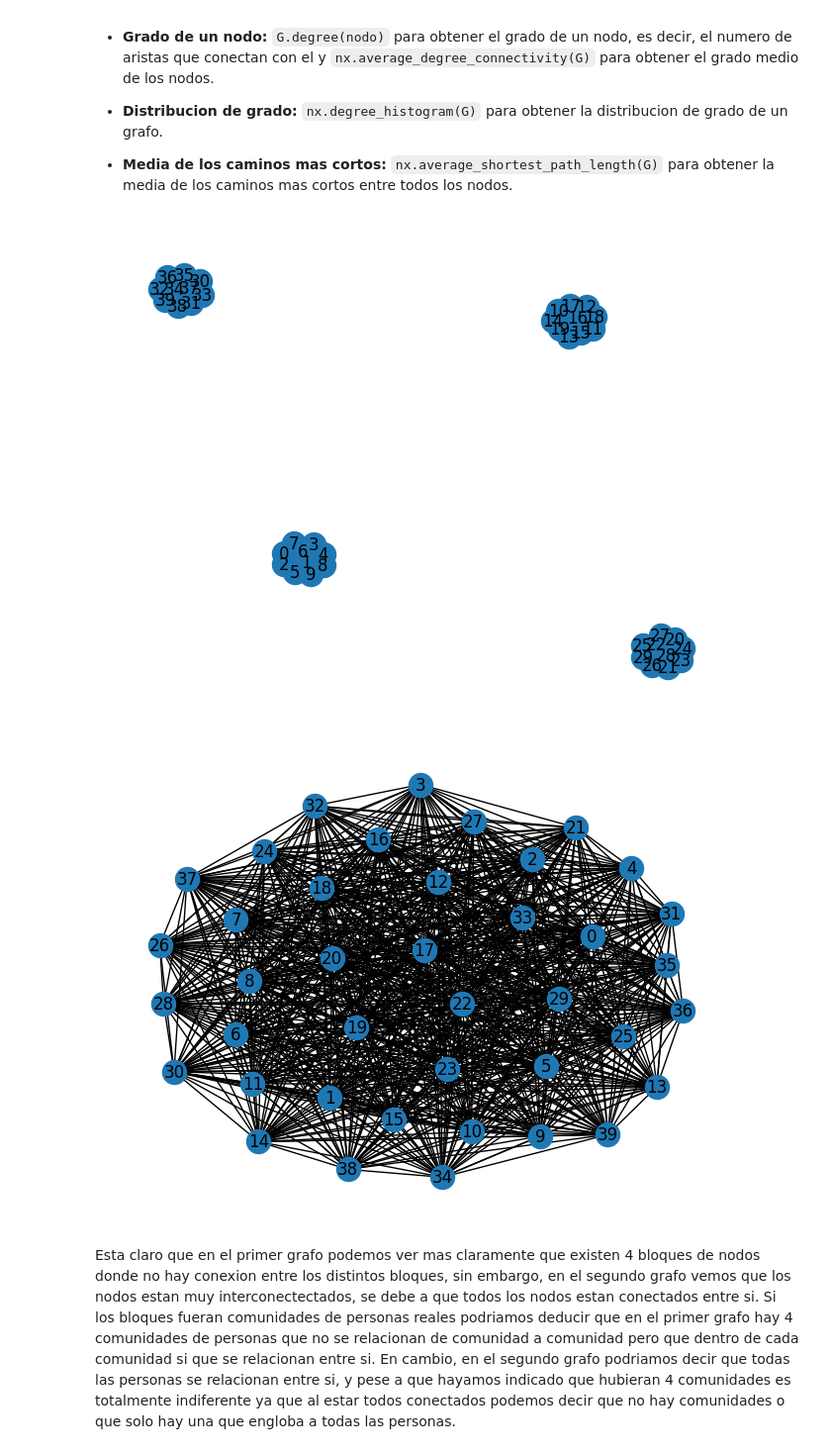
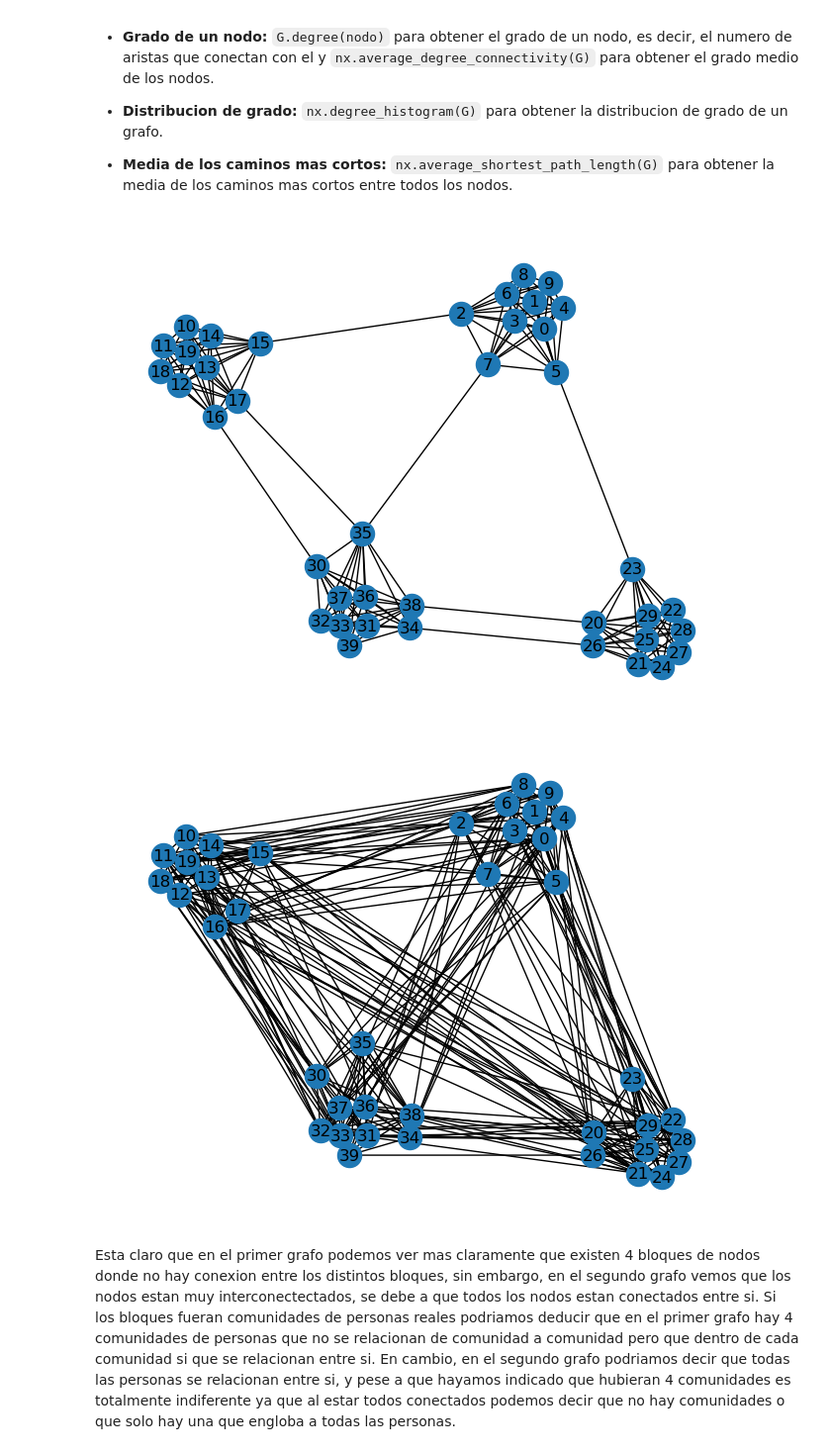
Before and after one commit to JBLOZ/IA, a Jupyter notebook: Mates Discretas/practica3/graph_generation.ipynb, the cells around one changed output. Shown at 99% size. Saved outputs shown, nothing was run; the diff lists cells and outputs as text; code cells hidden in the pictures.

```diff
--- a/Mates Discretas/practica3/graph_generation.ipynb
+++ b/Mates Discretas/practica3/graph_generation.ipynb
@@ -64,15 +64,17 @@ nx.draw(G, with_labels=True)
 
 - **Media de los caminos mas cortos:** `nx.average_shortest_path_length(G)` para obtener la media de los caminos mas cortos entre todos los nodos.
 # %%
-Ex21 = nx.stochastic_block_model([10, 10, 10, 10], [[1, 0, 0, 0], [0, 1 ,0, 0],[0,0 ,1, 0],[0, 0 ,0, 1]], seed=1)
-nx.draw(Ex21, with_labels=True)
+Ex21 = nx.stochastic_block_model([10, 10, 10, 10], [[1, 0.005,0.005, 0.005], [0.005, 1 ,0.005, 0.005],[0.005,0.005 ,1, 0.005],[0.005, 0.005,0.005, 1]], seed=8)
+
+pos = nx.spring_layout(Ex21,seed=8)
+nx.draw(Ex21,pos, with_labels=True)
 # %% [output]
-[figure, old version]
+[figure, new version]
 # %%
-Ex22 = nx.stochastic_block_model([10, 10, 10, 10], [[1, 1, 1, 1], [1, 1, 1, 1],[1, 1, 1, 1],[1, 1, 1, 1]], seed=1)
-nx.draw(Ex22, with_labels=True)
+Ex22 = nx.stochastic_block_model([10, 10, 10, 10], [[1, 0.2, 0.2, 0.2], [0.2, 1, 0.2, 0.2],[0.2, 0.2, 1, 0.2],[0.2, 0.2, 0.2, 1]], seed=1)
+nx.draw(Ex22, pos, with_labels=True)
 # %% [output]
-[figure, old version]
+[figure, new version]
 # %% [markdown]
 Esta claro que en el primer grafo podemos ver mas claramente que existen 4 bloques de nodos donde no hay conexion entre los distintos bloques, sin embargo, en el segundo grafo vemos que los nodos estan muy interconectectados, se debe a que todos los nodos estan conectados entre si.
 Si los bloques fueran comunidades de personas reales podriamos deducir que en el primer grafo hay 4 comunidades de personas que no se relacionan de comunidad a comunidad pero que dentro de cada comunidad si que se relacionan entre si.
```
Also changed, not shown: parts of 2 cells of this notebook, 5 other files.
